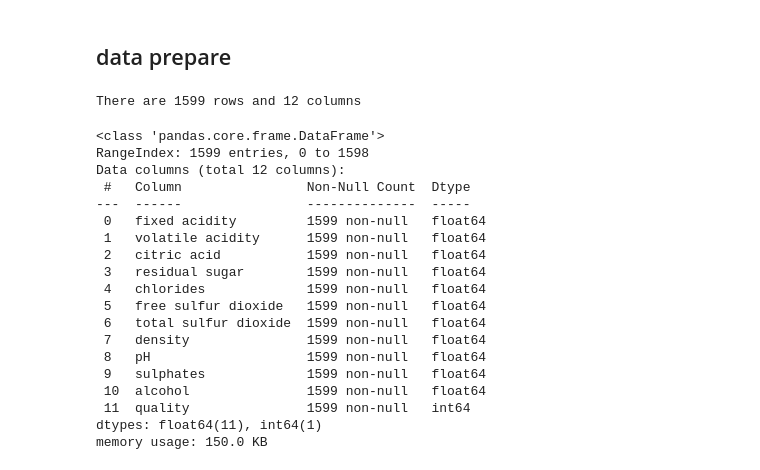
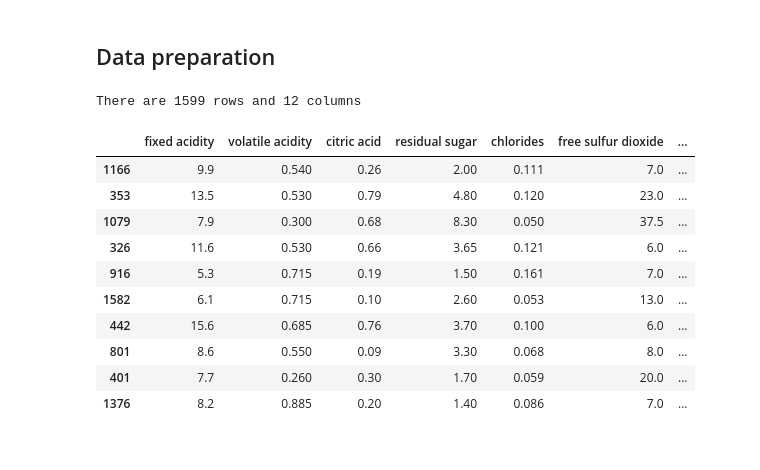
Before and after one commit to AbdielNie/wineQuality, a Jupyter notebook: wineQuality.ipynb, the cells around one changed output. Cells and saved outputs as stored; diff of their text form; code cells hidden in the pictures.

```diff
--- a/wineQuality.ipynb
+++ b/wineQuality.ipynb
@@ -1 +48,3 @@
+# %% [markdown]
+## Data preparation
 # %%
@@ -5,33 +55,24 @@ import matplotlib.pyplot as plt
 import seaborn as sns
 import warnings
 warnings.filterwarnings('ignore')
-# %% [markdown]
-## data prepare
 # %%
 dataset = pd.read_csv('winequality-red.csv')
 dataset.head()
 print(f'There are {dataset.shape[0]} rows and {dataset.shape[1]} columns')
 # %% [output]
 There are 1599 rows and 12 columns
-# %%
-dataset.info()
-# %% [output]
-<class 'pandas.core.frame.DataFrame'>
-RangeIndex: 1599 entries, 0 to 1598
-Data columns (total 12 columns):
- #   Column                Non-Null Count  Dtype
----  ------                --------------  -----
- 0   fixed acidity         1599 non-null   float64
- 1   volatile acidity      1599 non-null   float64
- 2   citric acid           1599 non-null   float64
- 3   residual sugar        1599 non-null   float64
- 4   chlorides             1599 non-null   float64
- 5   free sulfur dioxide   1599 non-null   float64
- 6   total sulfur dioxide  1599 non-null   float64
- 7   density               1599 non-null   float64
- 8   pH                    1599 non-null   float64
- 9   sulphates             1599 non-null   float64
- 10  alcohol               1599 non-null   float64
- 11  quality               1599 non-null   int64
-dtypes: float64(11), int64(1)
-memory usage: 150.0 KB
+# %%
+# Display randomly selected 10 rows
+dataset.sample(10, random_state=999)
+# %% [output]
+|  | fixed acidity | volatile acidity | citric acid | residual sugar | chlorides | free sulfur dioxide | ... |
+| 1166 | 9.9 | 0.540 | 0.26 | 2.00 | 0.111 | 7.0 | ... |
+| 353 | 13.5 | 0.530 | 0.79 | 4.80 | 0.120 | 23.0 | ... |
+| 1079 | 7.9 | 0.300 | 0.68 | 8.30 | 0.050 | 37.5 | ... |
+| 326 | 11.6 | 0.530 | 0.66 | 3.65 | 0.121 | 6.0 | ... |
+| 916 | 5.3 | 0.715 | 0.19 | 1.50 | 0.161 | 7.0 | ... |
+| 1582 | 6.1 | 0.715 | 0.10 | 2.60 | 0.053 | 13.0 | ... |
+| 442 | 15.6 | 0.685 | 0.76 | 3.70 | 0.100 | 6.0 | ... |
+| 801 | 8.6 | 0.550 | 0.09 | 3.30 | 0.068 | 8.0 | ... |
+| 401 | 7.7 | 0.260 | 0.30 | 1.70 | 0.059 | 20.0 | ... |
+| 1376 | 8.2 | 0.885 | 0.20 | 1.40 | 0.086 | 7.0 | ... |
```
Also changed, not shown: parts of 33 cells of this notebook.
